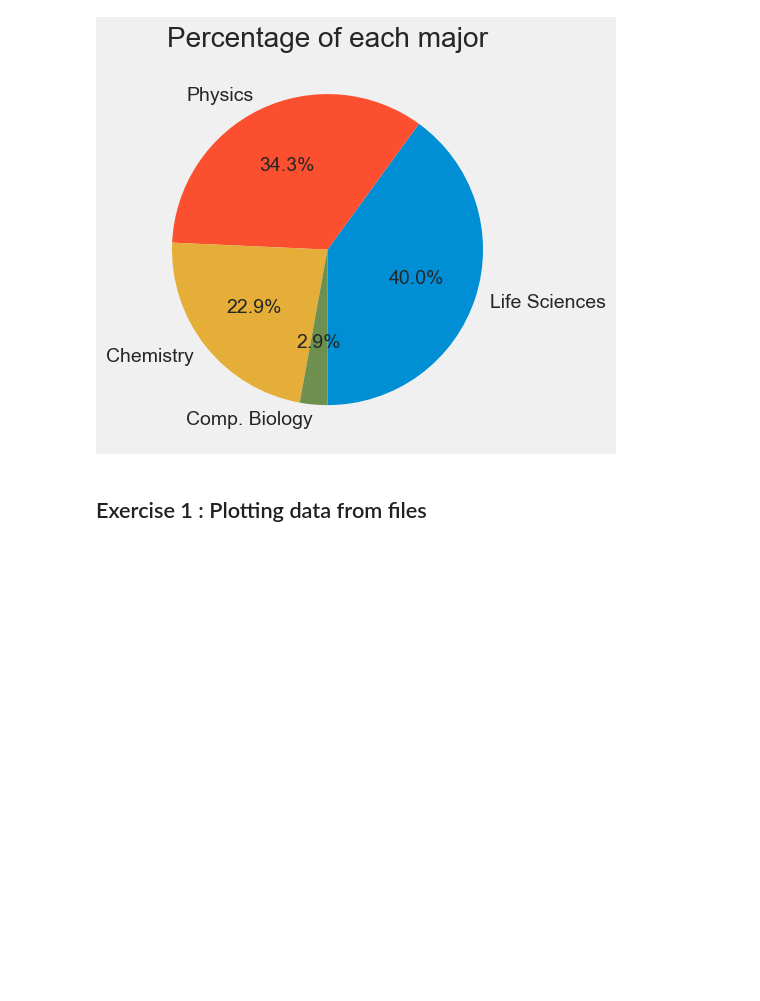
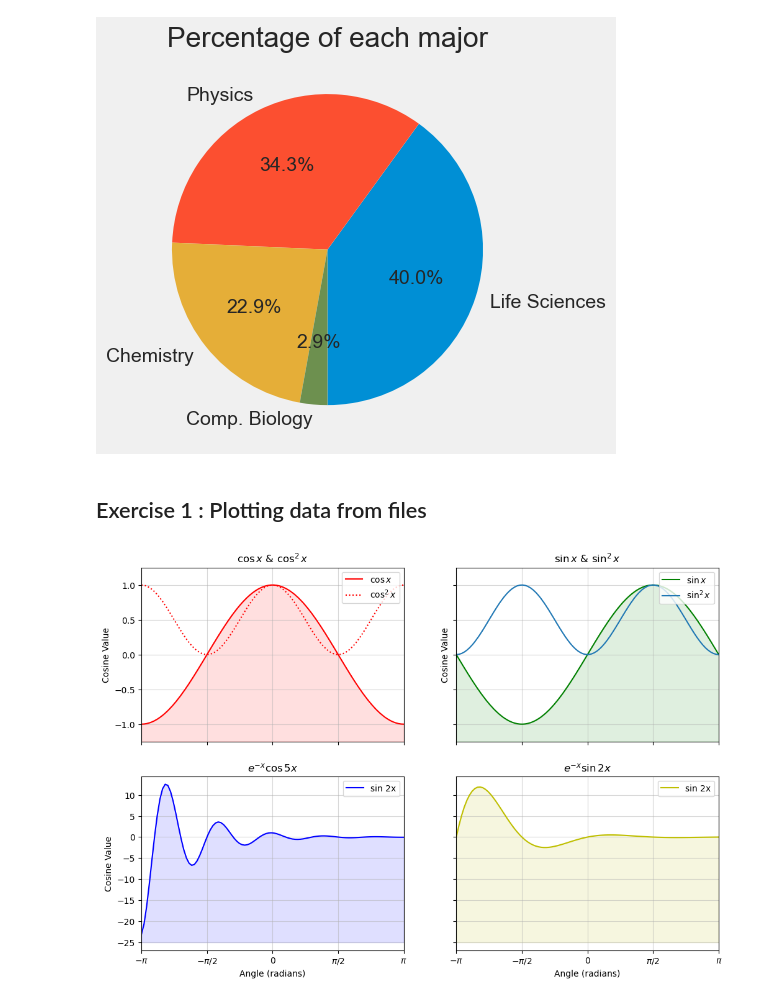
Before and after one commit to SPS-SP2273/learning-portfolio-LeTotalNoob, a Jupyter notebook: plotting/plotting_(good).ipynb, the cells around one changed output. Saved outputs shown, nothing was run; the diff lists cells and outputs as text; code cells hidden in the pictures; blank space fills up the shorter version.

```diff
--- a/plotting/plotting_(good).ipynb
+++ b/plotting/plotting_(good).ipynb
@@ -269,7 +269,63 @@ plt.show()
 # %% [markdown]
 ## Exercise 1 :  Plotting data from files
 # %%
+from matplotlib import pyplot as plt
+#--------- Generate cosine and sine values --------#
+x = np.linspace(-np.pi, np.pi, num=100, endpoint=True)
+cos_x = np.cos(x)
+sin_x = np.sin(x)
+fun1_x = np.exp(-x) * np.cos(5 * x)
+fun2_x = np.exp(-x) * np.sin(2 * x)
 
+#------- Plot the data -------#
+fig, axes = plt.subplots(nrows=2, ncols=2,
+                         figsize=(12, 8),
+                         sharex = True, sharey='row')
 
+#------- Subplot 1 -------#
+axes[0, 0].plot(x, cos_x, color='r', label='$\cos x$')
+axes[0, 0].plot(x, cos_x**2, color='r',
+                linestyle=':', label='$\cos^2 x$')
+axes[0, 0].set_title('$\cos x$ & $\cos^2x$')
+axes[0, 0].set_ylabel('Cosine Value')
+axes[0, 0].set_ylim(-1.25, 1.25)
+axes[0, 0].fill_between(x, cos_x, -1.25, color='r', alpha=.125)
+axes[0, 0].legend(loc='upper right', frameon=True)
 
-# Your solution here
+#------- Subplot 2 -------#
+axes[0, 1].plot(x, sin_x, color='g', label='$\sin x$')
+axes[0, 1].fill_between(x, sin_x, -1.25, color='g', alpha=.125)
+axes[0, 1].plot(x, sin_x**2, label='$\sin^2 x$')
+axes[0, 1].set_title('$\sin x$ & $\sin^2x$')
+axes[0, 1].set_ylabel('Cosine Value')
+axes[0, 1].set_ylim(-1.25, 1.25)
+axes[0, 1].set_xticklabels(['$-\pi$', '$-\pi/2$', '0', '$\pi/2$', '$\pi$'])
+axes[0, 1].legend(loc='upper right', frameon=True)
+
+#------- Subplot 3 -------#
+axes[1, 0].plot(x, fun1_x, color='b', label='$e^{-x}\cos 5x$')
+axes[1, 0].fill_between(x, fun1_x, -25, color='b', alpha=.125)
+axes[1, 0].set_title('$e^{-x}\cos 5x$')
+axes[1, 0].set_xlabel('Angle (radians)')
+axes[1, 0].set_ylabel('Cosine Value')
+axes[1, 0].set_xticks([-np.pi, -np.pi / 2, 0, np.pi / 2, np.pi])
+axes[1, 0].set_xticklabels(['$-\pi$', '$-\pi/2$', '0', '$\pi/2$', '$\pi$'])
+axes[1, 0].legend(['sin 2x'], loc='upper right', frameon=True)
+
+#------- Subplot 4 -------#
+axes[1, 1].plot(x, fun2_x, color='y', label='$e^{-x}\sin 2x$')
+axes[1, 1].set_title('$e^{-x}\sin 2x$')
+axes[1, 1].fill_between(x, fun2_x, -25, color='y', alpha=.125)
+axes[1, 1].set_xlabel('Angle (radians)')
+axes[1, 1].set_xticklabels(['$-\pi$', '$-\pi/2$', '0', '$\pi/2$', '$\pi$'])
+axes[1, 1].legend(['sin 2x'], loc='upper right', frameon=True)
+axes[1, 1].set_xlim(-np.pi, np.pi)
+
+# 'flatten', 'opens' the 2D array into a simple 1D array
+for a in axes.flatten():
+    a.grid(alpha=.5)
+
+# plt.tight_layout()
+plt.show()
+# %% [output]
+[figure, added]
```
